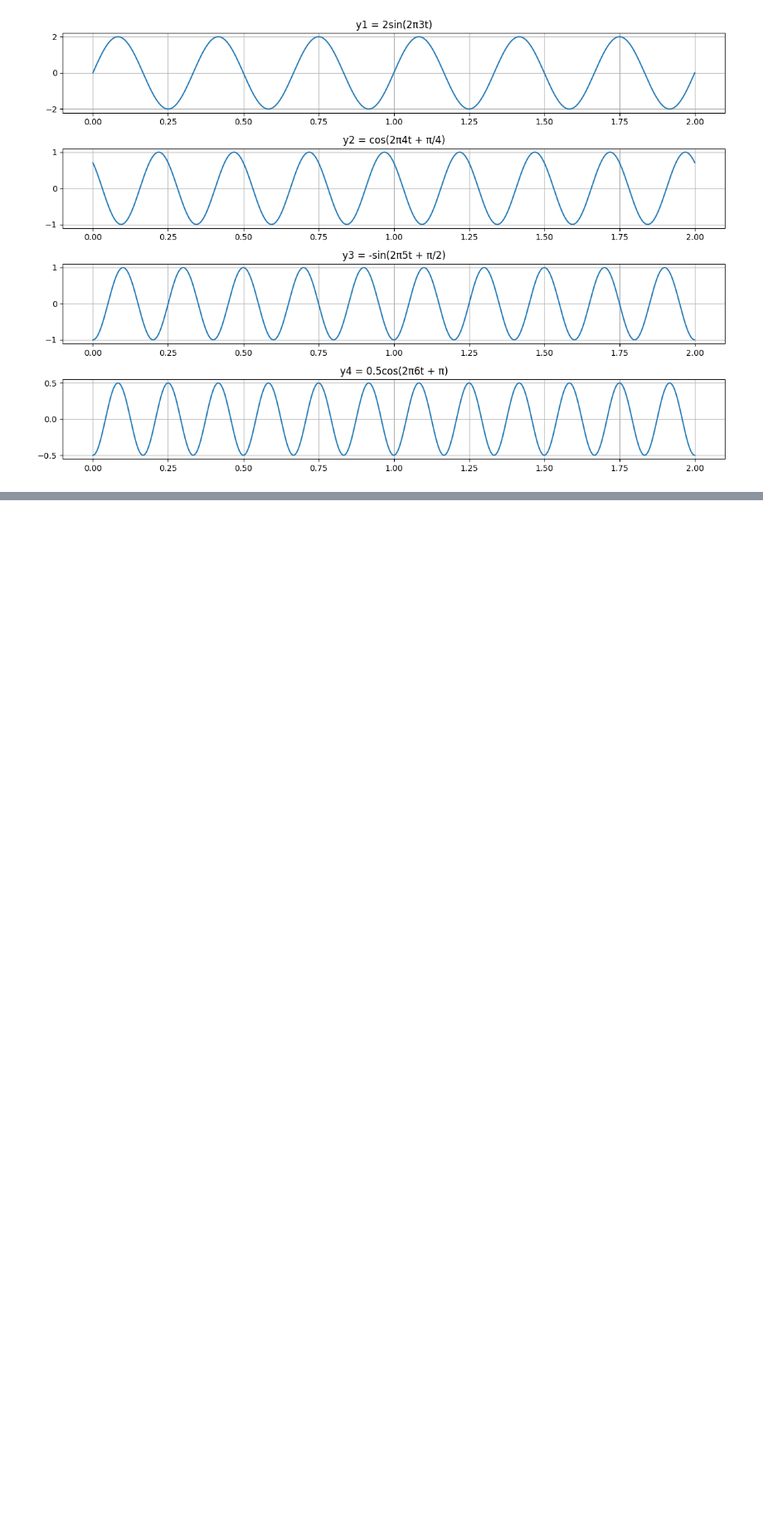
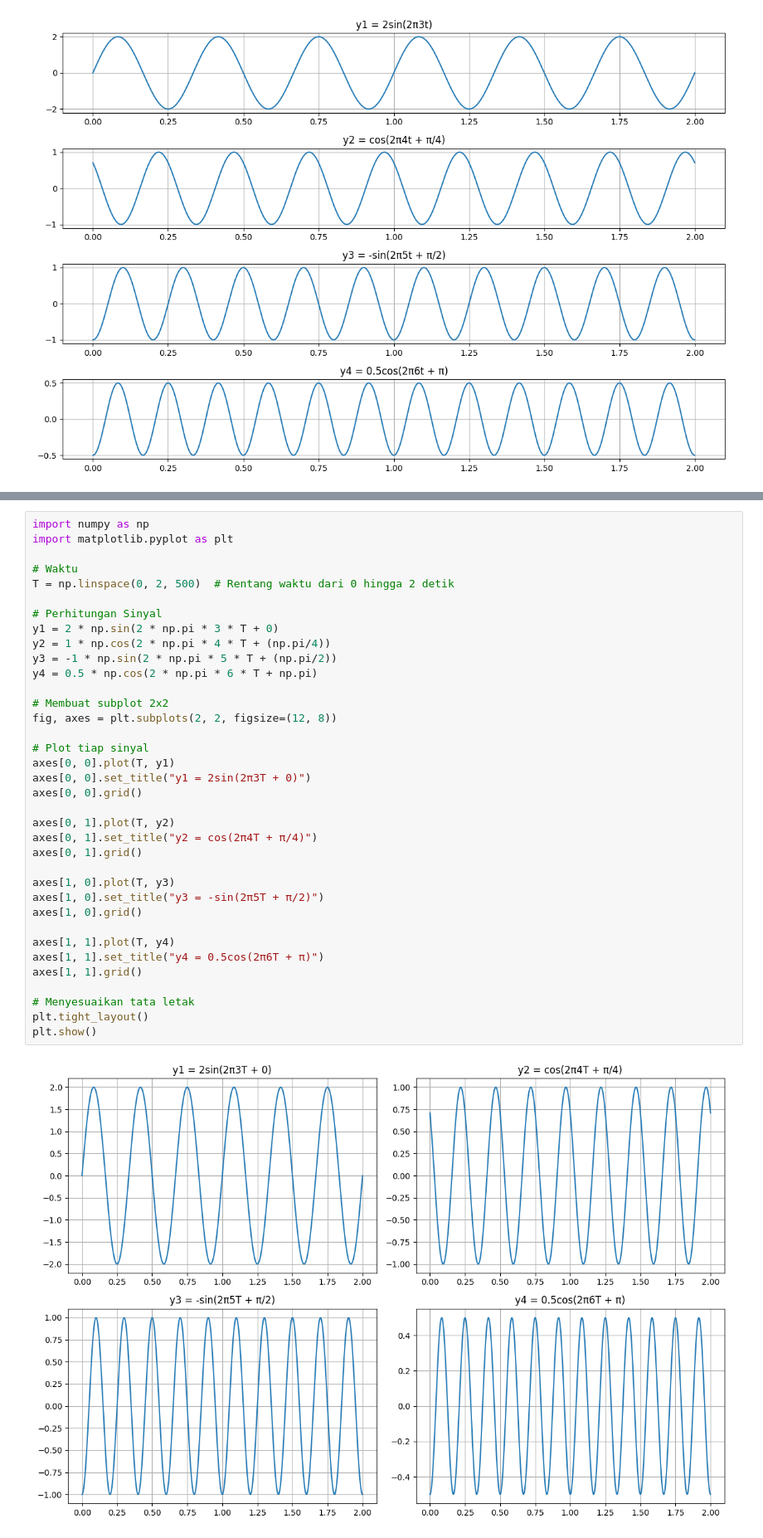
Before and after one commit to GhiffariIs/IF3024-HO1, a Jupyter notebook: tugas_122140189.ipynb, the cells around one changed output, grey strips where cells are left out. Shown at 83% size. Drawn from its saved outputs; the diff is of its cells as text; blank space fills up the shorter version.

```diff
--- a/tugas_122140189.ipynb
+++ b/tugas_122140189.ipynb
@@ -42,0 +43,38 @@ Pada cell code diatas, saya meminta bantuan copilot untuk menghandle codingan se
+# %%
+import numpy as np
+import matplotlib.pyplot as plt
+
+# Waktu
+T = np.linspace(0, 2, 500)  # Rentang waktu dari 0 hingga 2 detik
+
+# Perhitungan Sinyal
+y1 = 2 * np.sin(2 * np.pi * 3 * T + 0)
+y2 = 1 * np.cos(2 * np.pi * 4 * T + (np.pi/4))
+y3 = -1 * np.sin(2 * np.pi * 5 * T + (np.pi/2))
+y4 = 0.5 * np.cos(2 * np.pi * 6 * T + np.pi)
+
+# Membuat subplot 2x2
+fig, axes = plt.subplots(2, 2, figsize=(12, 8))
+
+# Plot tiap sinyal
+axes[0, 0].plot(T, y1)
+axes[0, 0].set_title("y1 = 2sin(2π3T + 0)")
+axes[0, 0].grid()
+
+axes[0, 1].plot(T, y2)
+axes[0, 1].set_title("y2 = cos(2π4T + π/4)")
+axes[0, 1].grid()
+
+axes[1, 0].plot(T, y3)
+axes[1, 0].set_title("y3 = -sin(2π5T + π/2)")
+axes[1, 0].grid()
+
+axes[1, 1].plot(T, y4)
+axes[1, 1].set_title("y4 = 0.5cos(2π6T + π)")
+axes[1, 1].grid()
+
+# Menyesuaikan tata letak
+plt.tight_layout()
+plt.show()
+# %% [output]
+[figure, added]
```
Also changed, not shown: parts of 3 cells of this notebook.
